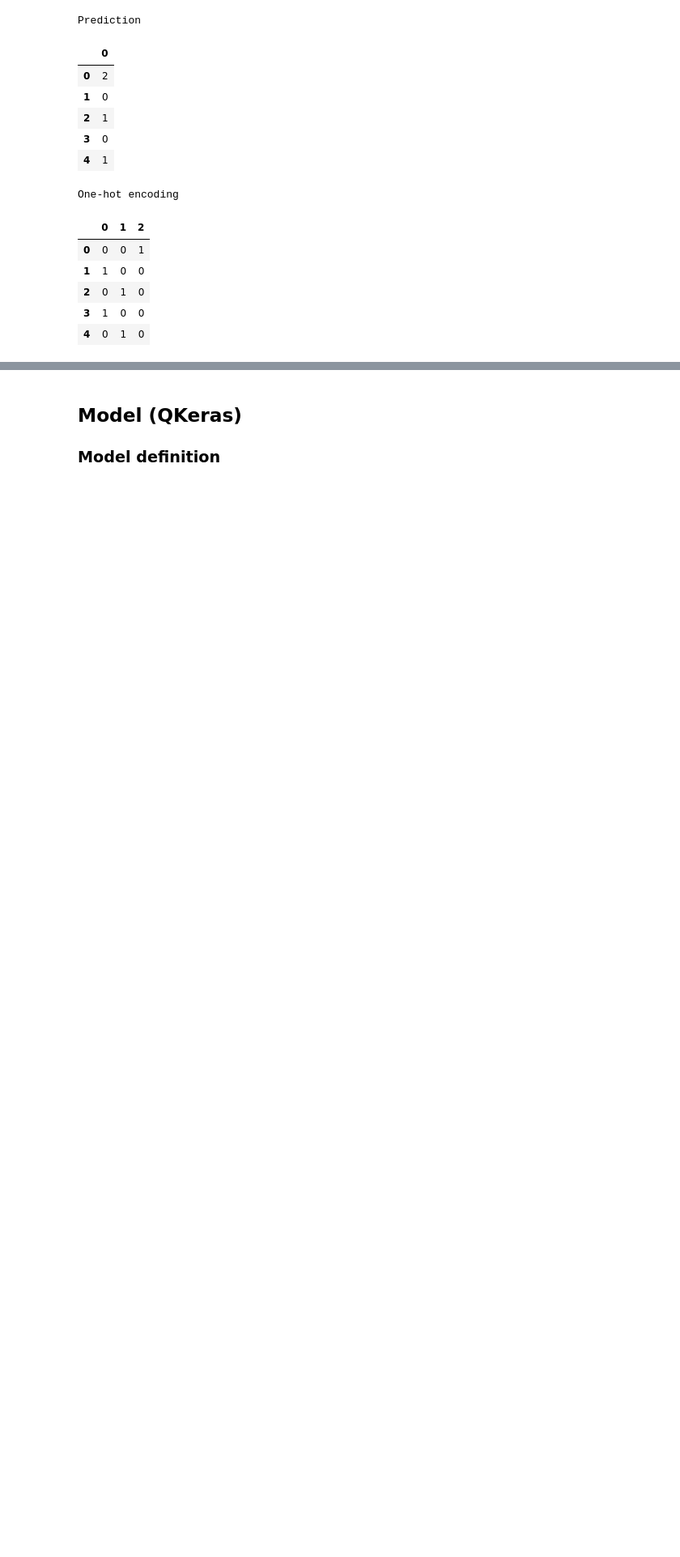
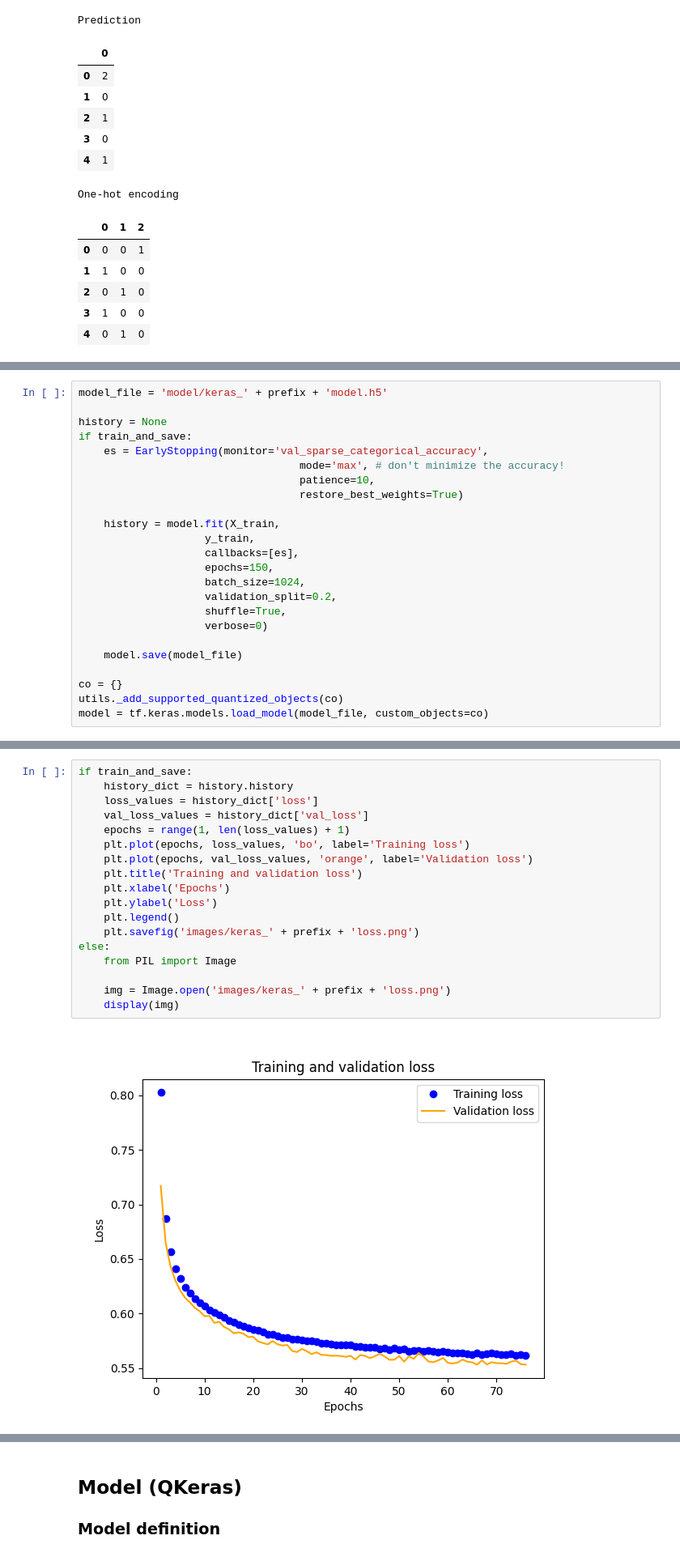
Before and after one commit to nhanvtran/directional-pixel-detectors, a Jupyter notebook: multiclassifier/SimpleNN_ylocalyprofileQkeras1.ipynb, the cells around one changed output, grey strips where cells are left out. Shown at 81% size. Saved outputs shown, nothing was run; the diff lists cells and outputs as text; blank space fills up the shorter version.

```diff
--- a/multiclassifier/SimpleNN_ylocalyprofileQkeras1.ipynb
+++ b/multiclassifier/SimpleNN_ylocalyprofileQkeras1.ipynb
@@ -169,0 +222,24 @@ One-hot encoding
+# %%
+model_file = 'model/keras_' + prefix + 'model.h5'
+
+history = None
+if train_and_save:
+    es = EarlyStopping(monitor='val_sparse_categorical_accuracy',
+                                   mode='max', # don't minimize the accuracy!
+                                   patience=10,
+                                   restore_best_weights=True)
+
+    history = model.fit(X_train,
+                    y_train,
+                    callbacks=[es],
+                    epochs=150,
+                    batch_size=1024,
+                    validation_split=0.2,
+                    shuffle=True,
+                    verbose=0)
+
+    model.save(model_file)
+
+co = {}
+utils._add_supported_quantized_objects(co)
+model = tf.keras.models.load_model(model_file, custom_objects=co)
@@ -169,0 +248,20 @@ One-hot encoding
+# %%
+if train_and_save:
+    history_dict = history.history
+    loss_values = history_dict['loss']
+    val_loss_values = history_dict['val_loss']
+    epochs = range(1, len(loss_values) + 1)
+    plt.plot(epochs, loss_values, 'bo', label='Training loss')
+    plt.plot(epochs, val_loss_values, 'orange', label='Validation loss')
+    plt.title('Training and validation loss')
+    plt.xlabel('Epochs')
+    plt.ylabel('Loss')
+    plt.legend()
+    plt.savefig('images/keras_' + prefix + 'loss.png')
+else:
+    from PIL import Image
+
+    img = Image.open('images/keras_' + prefix + 'loss.png')
+    display(img)
+# %% [output]
+[figure, added]
```
Also changed, not shown: parts of 38 cells of this notebook, 12 other files.
